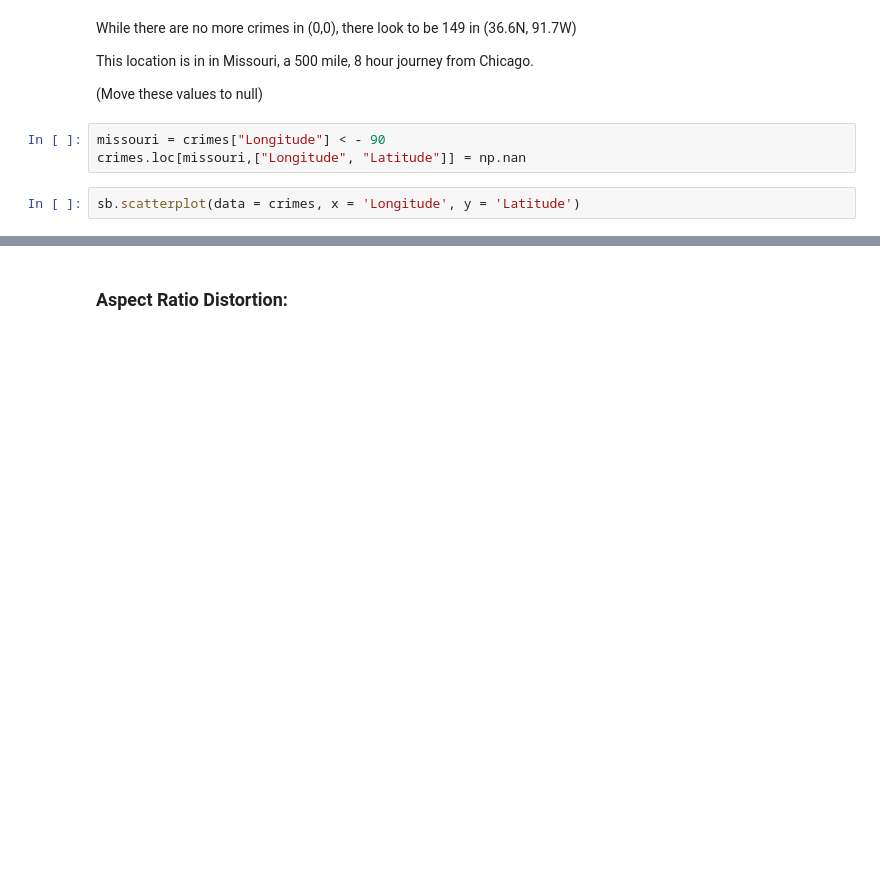
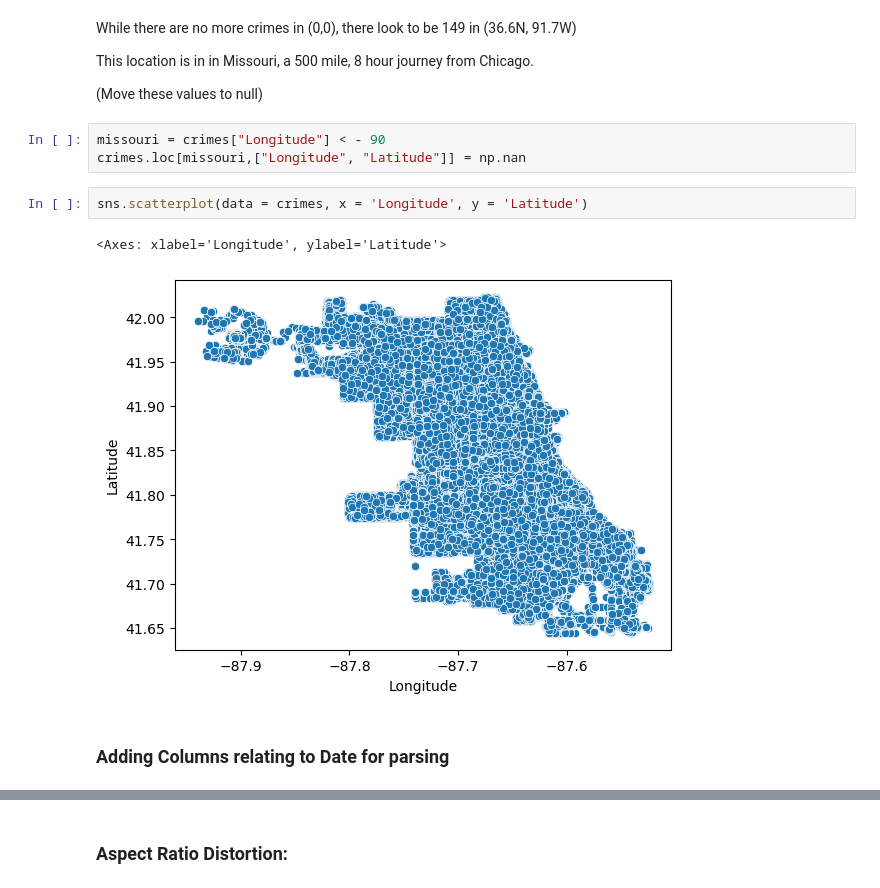
Before and after one commit to MichaelHarjani/ChicagoCrime, a Jupyter notebook: Exploration.ipynb, the cells around one changed output, grey strips where cells are left out. Cells and saved outputs as stored; diff of their text form; blank space fills up the shorter version.

```diff
--- a/Exploration.ipynb
+++ b/Exploration.ipynb
@@ -146,4 +154,9 @@ This location is in in Missouri, a 500 mile, 8 hour journey from Chicago.
 missouri = crimes["Longitude"] < - 90
 crimes.loc[missouri,["Longitude", "Latitude"]] = np.nan
 # %%
-sb.scatterplot(data = crimes, x = 'Longitude', y = 'Latitude')
+sns.scatterplot(data = crimes, x = 'Longitude', y = 'Latitude')
+# %% [output]
+<Axes: xlabel='Longitude', ylabel='Latitude'>
+[figure, added]
+# %% [markdown]
+### Adding Columns relating to Date for parsing
```
Also changed, not shown: parts of 40 cells of this notebook, 1 other file.
